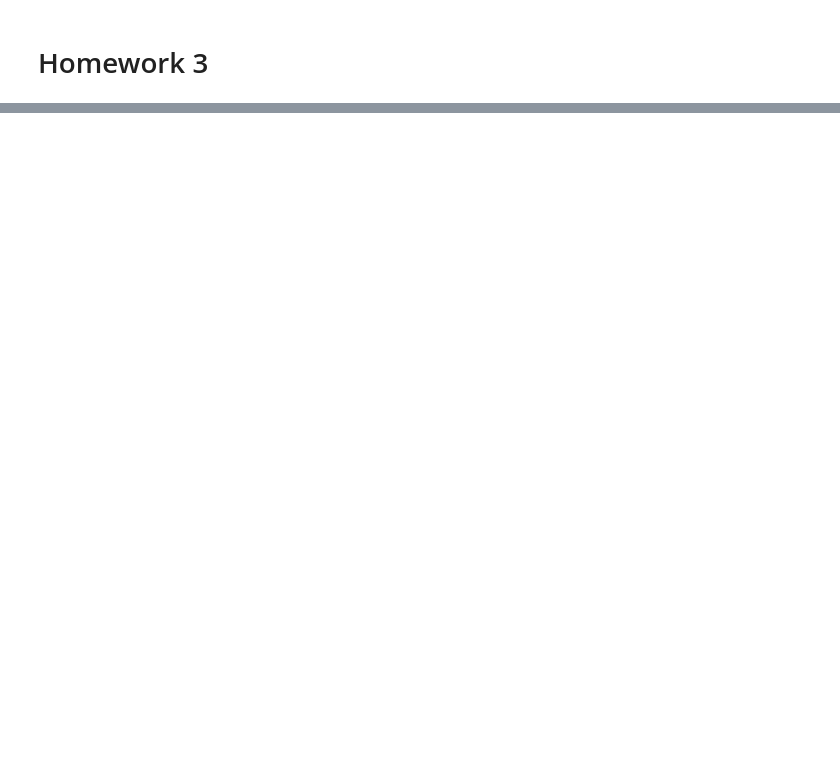
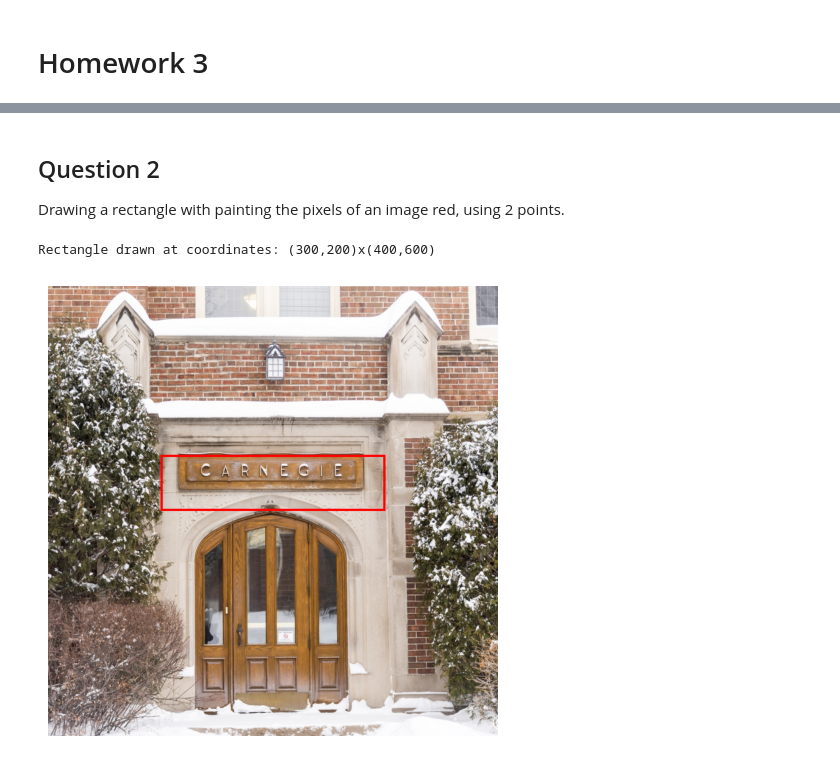
Before and after one commit to SepehrAkbari/LFC-courses, a Jupyter notebook: CSCI-450/Homework/HW3/450–hw3.ipynb, the cells around one changed output, grey strips where cells are left out. Drawn from its saved outputs; the diff is of its cells as text; code cells hidden in the pictures; blank space fills up the shorter version.

```diff
--- a/CSCI-450/Homework/HW3/450–hw3.ipynb
+++ b/CSCI-450/Homework/HW3/450–hw3.ipynb
@@ -61,0 +63,8 @@ Generated Boxes:
+# %%
+image = io.imread("../../Data/main/img-samples/carnegie.jpg")
+n = 8
+
+points = generateBoxes(image, n)
+drawBoxes(image, points)
+
+displayPoints(points, image)
@@ -61,0 +83,40 @@ Generated Boxes:
+# %% [markdown]
+## Question 2
+
+Drawing a rectangle with painting the pixels of an image red, using 2 points.
+# %%
+def drawRectangle(image, r1, c1, r2, c2):
+    img = image.copy() # so the image doesn't get modified
+
+    h,w,ch = image.shape
+
+    if r1 < 0 or r2 >= h-1 or c1 < 0 or c2 >= w-1:
+        print("Error: Coordinates are out of bounds for this image")
+        print(f"Image width: {w}, Image height: {h}")
+        return img
+    if r1 > r2 or c1 > c2:
+        print("Error: The first coordinate must be smaller than the second")
+        return img
+    if r1 == r2 or c1 == c2:
+        print("Warning: These coordinates form a line")
+
+    thickness = 4 # 1 pixel was barely visible
+
+    img[r1:r1 + thickness, c1:c2] = [255, 0, 0]
+    img[r2 - thickness:r2, c1:c2] = [255, 0, 0]
+    img[r1:r2, c1:c1 + thickness] = [255, 0, 0]
+    img[r1:r2, c2 - thickness:c2] = [255, 0, 0]
+
+    print(f"Rectangle drawn at coordinates: ({r1},{c1})x({r2},{c2})")
+    return img
+# %%
+image = io.imread("../../Data/main/img-samples/carnegie.jpg")
+r1, c1, r2, c2 = 300, 200, 400, 600
+imgplot = drawRectangle(image, r1, c1, r2, c2)
+plt.imshow(imgplot)
+plt.axis('off')
+plt.tight_layout()
+plt.show()
+# %% [output]
+Rectangle drawn at coordinates: (300,200)x(400,600)
+[figure, added]
```
Also changed, not shown: parts of 12 cells of this notebook, 2 other files.
